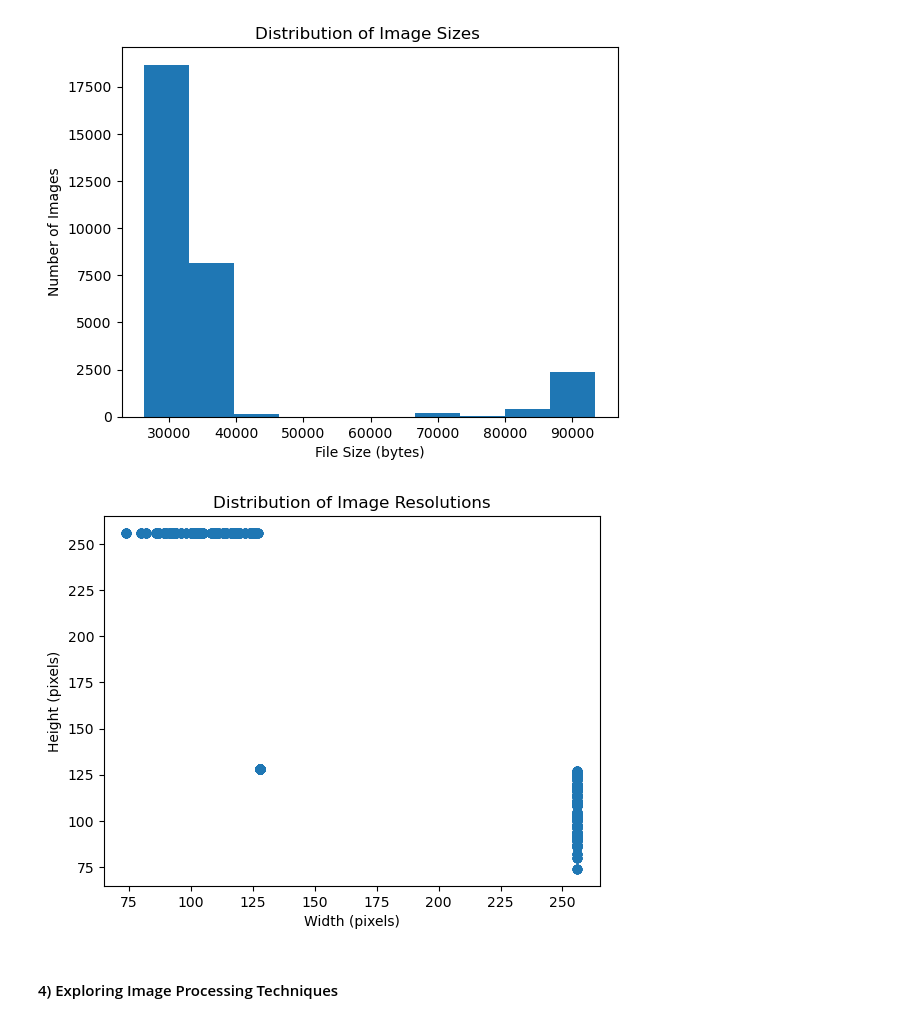
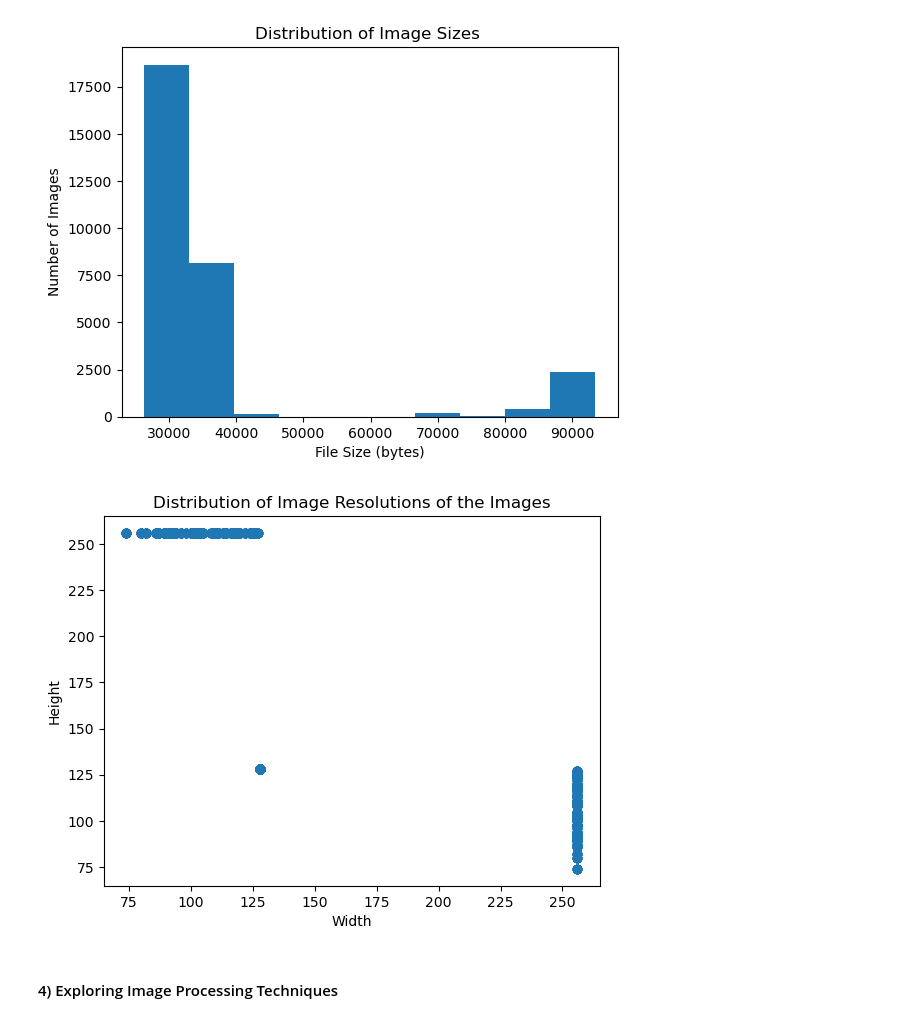
Before and after one commit to farheenfab/DMML-GroupProject, a Jupyter notebook: CW/CW - Part 1.ipynb, the cells around one changed output. Drawn from its saved outputs; the diff is of its cells as text; code cells hidden in the pictures.

```diff
--- a/CW/CW - Part 1.ipynb
+++ b/CW/CW - Part 1.ipynb
@@ -1397,6 +1510,9 @@ plt.show()
 # %% [output]
 [figure]
 # %%
+#Reference : https://medium.com/@sehjadkhoja0/title-exploring-and-analyzing-image-data-with-python-79a7f72f4d2b
+
+
 import os
 import cv2
 import numpy as np
@@ -1404,33 +1520,26 @@ import numpy as np
 # Get the current working directory as the root path
 root_path = os.path.join(os.getcwd(), "JMuBEN")
 
-# Initialize empty lists to store the information
+
 sizes = []
 resolutions = []
 color_distributions = []
 
-# Iterate over each image file in each subdirectory
+# Iterate through all images present
 for dirpath, dirnames, filenames in os.walk(root_path):
     for filename in filenames:
         if filename.lower().endswith(('.png', '.jpg', '.jpeg')):
-            # Load the image file using OpenCV
             img_path = os.path.join(dirpath, filename)
             img = cv2.imread(img_path)
-
-            # Extract the size of the image
             size = os.path.getsize(img_path)
             sizes.append(size)
+            r = img.shape[:2]
+            resolutions.append(r)
+            cd = np.bincount(img.flatten(), minlength=256)
+            color_distributions.append(cd)
 
-            # Extract the resolution of the image
-            resolution = img.shape[:2]
-            resolutions.append(resolution)
 
-            # Extract the color distribution of the image
-            color_distribution = np.bincount(img.flatten(), minlength=256)
-            color_distributions.append(color_distribution)
-
-# Convert the lists to numpy arrays for easier manipulation
+color_distributions = np.array(color_distributions)
 sizes = np.array(sizes)
 resolutions = np.array(resolutions)
-color_distributions = np.array(color_distributions)
 # %%
@@ -1459,16 +1563,14 @@ plt.show()
 # %% [output]
 [figure]
 # %%
-import matplotlib.pyplot as plt
-
 # Plot a scatter plot of the image resolutions
 plt.scatter(resolutions[:, 0], resolutions[:, 1])
-plt.title("Distribution of Image Resolutions")
-plt.xlabel("Width (pixels)")
-plt.ylabel("Height (pixels)")
+plt.title("Distribution of Image Resolutions of the Images")
+plt.xlabel("Width")
+plt.ylabel("Height")
 plt.show()
 # %% [output]
-[figure, old version]
+[figure, new version]
 # %% [markdown]
 #### 4) Exploring Image Processing Techniques
 # %% [markdown]
```
Also changed, not shown: parts of 78 cells of this notebook.
